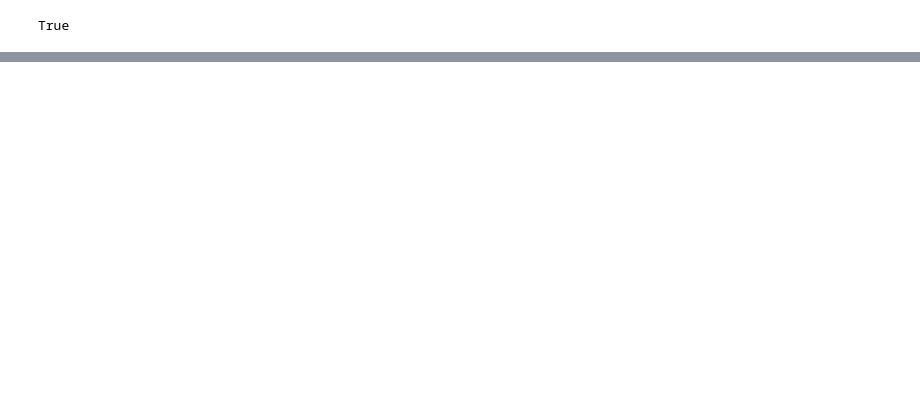
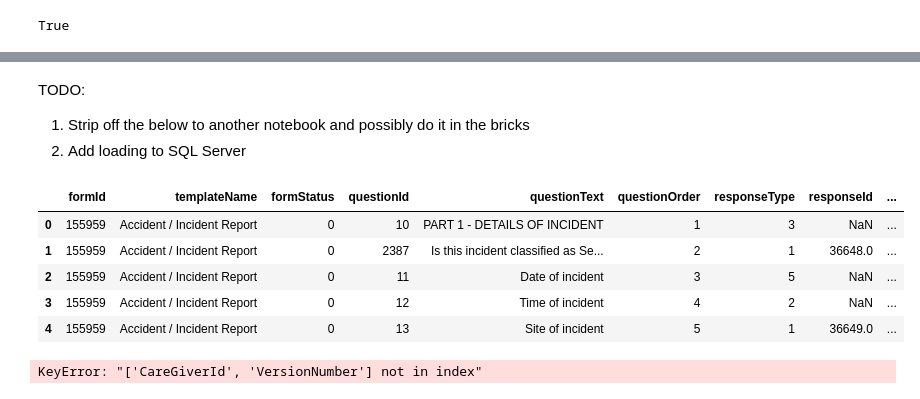
Before and after one commit to Halo-Labs-Australia/rockpool-CM-API, a Jupyter notebook: CM_API_NonSpark.ipynb, the cells around one changed output, grey strips where cells are left out. Cells and saved outputs as stored; diff of their text form; code cells hidden in the pictures; blank space fills up the shorter version.

```diff
--- a/CM_API_NonSpark.ipynb
+++ b/CM_API_NonSpark.ipynb
@@ -65,0 +48,5 @@ residents_bulk_sync_url = ""
+# %%
+df_residency = pd.concat(residency_list, ignore_index=True)
+df_residency = df_residency[df_residency["DateTerminated"].isna()]
+df_residency = df_residency[["Id", "ResidentId", "FacilityId"]]
+USER_ID = '2905' # For user cmapi
@@ -66,3 +64,8 @@ residents_bulk_sync_url = ""
+# %%
+headers = {
+    "Authorization": f"Bearer {cm_access_token}",
+    "Accept": "application/json"
+}
 # %%
 def fetch_api(url, headers):
     resp = requests.get(url, headers=headers)
@@ -117,0 +285,5 @@ ddf.head(5)  # Display first 5 rows of the Dask DataFrame
+# %% [markdown]
+TODO:
+
+1. Strip off the below to another notebook and possibly do it in the bricks
+2. Add loading to SQL Server
@@ -117,0 +344,18 @@ ddf.head(5)  # Display first 5 rows of the Dask DataFrame
+# %%
+df_responses = pd.concat(
+    [flatten_form_detail(form) for form in form_detail_list],
+    ignore_index=True
+)
+df_responses.head()
+# %% [output]
+|  | formId | templateName | formStatus | questionId | questionText | questionOrder | responseType | responseId | ... |
+| 0 | 155959 | Accident / Incident Report | 0 | 10 | PART 1 - DETAILS OF INCIDENT | 1 | 3 | NaN | ... |
+| 1 | 155959 | Accident / Incident Report | 0 | 2387 | Is this incident classified as Se... | 2 | 1 | 36648.0 | ... |
+| 2 | 155959 | Accident / Incident Report | 0 | 11 | Date of incident | 3 | 5 | NaN | ... |
+| 3 | 155959 | Accident / Incident Report | 0 | 12 | Time of incident | 4 | 2 | NaN | ... |
+| 4 | 155959 | Accident / Incident Report | 0 | 13 | Site of incident | 5 | 1 | 36649.0 | ... |
+# %%
+# Map to medication view schema
+df_medication = map_to_medication_incident_schema(df_responses, facility_id=123)
+# %% [output]
+KeyError: "['CareGiverId', 'VersionNumber'] not in index"
```
Also changed, not shown: parts of 27 cells of this notebook, 1 other file.
